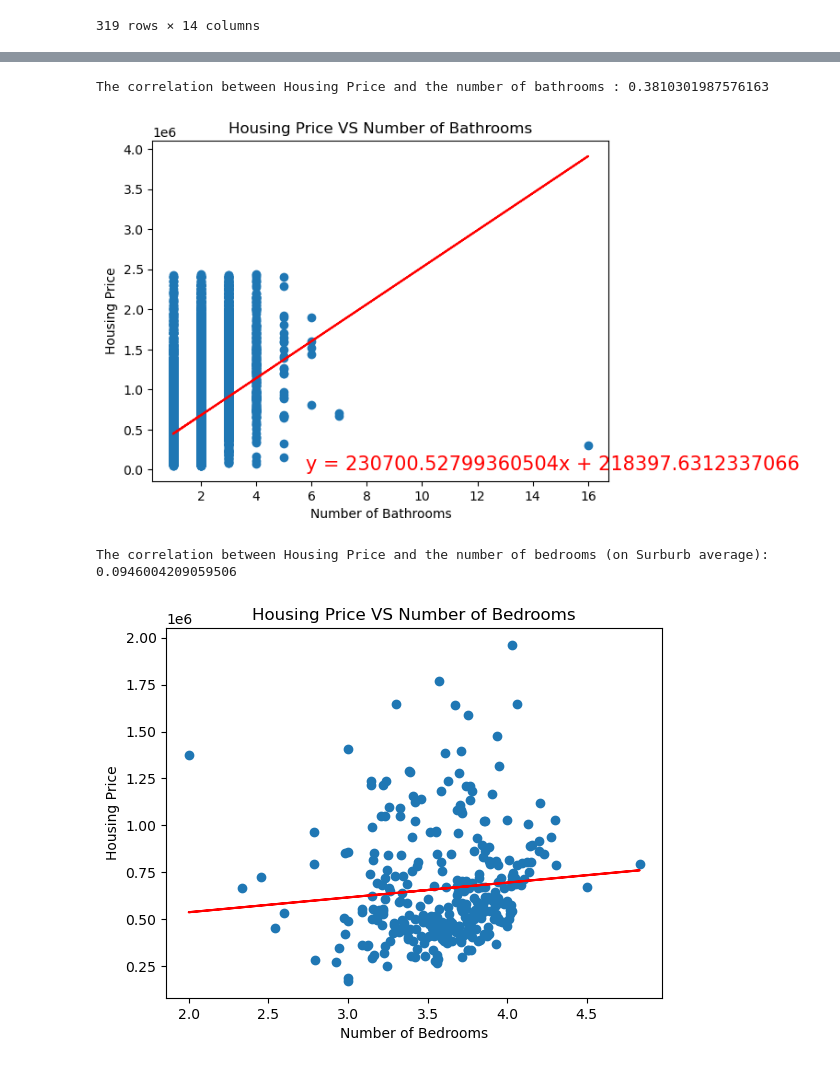
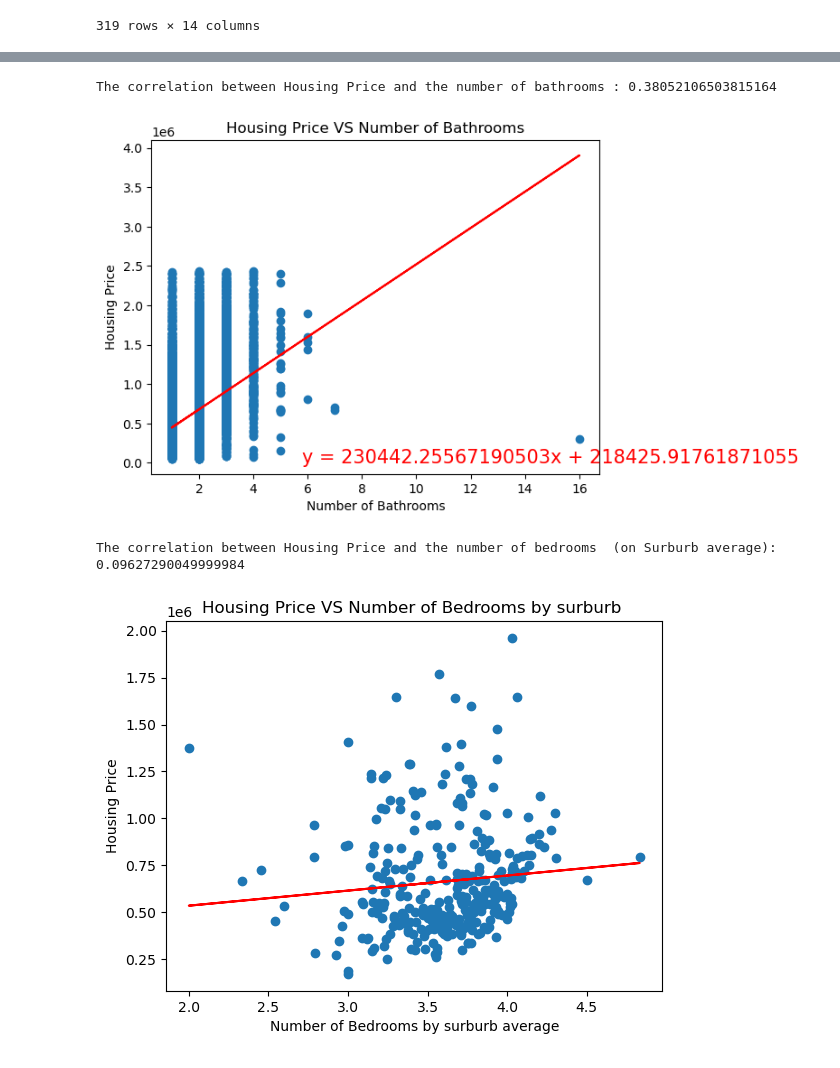
Before and after one commit to pkrachakonda/Project_1_Group6, a Jupyter notebook: Average of Data.ipynb, the cells around one changed output, grey strips where cells are left out. Cells and saved outputs as stored; diff of their text form; code cells hidden in the pictures.

Commit message:
Add files via upload
Final Copy of the Exploratory Data

```diff
--- a/Average of Data.ipynb
+++ b/Average of Data.ipynb
@@ -9,6 +9,10 @@ import scipy.stats as st
 # %%
 # Import CSV as a Dataframe.
 Basic_Data_Df = pd.read_csv("cleaned_perth_data.csv")
+#Drop Dupplicate Values
+Basic_Data_Df.drop_duplicates(subset=['ADDRESS'],inplace=True)
+
+# Sort by Started to sort the values by the number of bathrooms
 Basic_Data_Df
 # %% [output]
 |  | ADDRESS | SUBURB | PRICE | BEDROOMS | BATHROOMS | GARAGE | LAND_AREA | FLOOR_AREA | BUILD_YEAR | CBD_DIST | ... |
@@ -191,35 +294,45 @@ The correlation between Housing Price and the number of bathrooms (on Surburb av
 # %%
+#Set x and y axis labels in plot.
 plt.ylabel("Housing Price")
 plt.xlabel("Number of Bathrooms")
 
+#Plot the scatter plot with a line of regression.
 (slope, intercept, rvalue, pvalue, stderr) = st.linregress(scatter_basicbath, scatter_basicprice)
 regress_values = scatter_basicbath * slope + intercept
 plt.plot(scatter_basicbath,regress_values,"r-")
 line_eq = "y = " + str((slope)) + "x + " + str((intercept))
 plt.annotate(line_eq,(5.8,0.8),fontsize=15,color="red")
 print(f"The correlation between Housing Price and the number of bathrooms : {rvalue}")
+plt.scatter(scatter_basicbath,scatter_basicprice)
 
-plt.scatter(scatter_basicbath,scatter_basicprice)
+#Set the title of the scatter plot
 plt.title("Housing Price VS Number of Bathrooms")
+
+#Display the scatter plot
 plt.show()
 # %% [output]
-The correlation between Housing Price and the number of bathrooms : 0.3810301987576163
+The correlation between Housing Price and the number of bathrooms : 0.38052106503815164
-[figure, old version]
+[figure, new version]
 # %%
+#Set x and y axis labels in plot.
 plt.ylabel("Housing Price")
-plt.xlabel("Number of Bedrooms")
-plt.scatter(scatter_bed,scatter_price)
+plt.xlabel("Number of Bedrooms by surburb average")
 
+#Plot the scatter plot with a line of regression.
 (slope, intercept, rvalue, pvalue, stderr) = st.linregress(scatter_bed, scatter_price)
 regress_values = scatter_bed * slope + intercept
 plt.plot(scatter_bed,regress_values,"r-")
 line_eq = "y = " + str((slope)) + "x + " + str((intercept))
 plt.annotate(line_eq,(5.8,0.8),fontsize=15,color="red")
-print(f"The correlation between Housing Price and the number of bedrooms (on Surburb average): {rvalue}")
+print(f"The correlation between Housing Price and the number of bedrooms  (on Surburb average): {rvalue}")
+plt.scatter(scatter_bed,scatter_price)
 
-plt.title("Housing Price VS Number of Bedrooms")
+#Set the title of the scatter plot
+plt.title("Housing Price VS Number of Bedrooms by surburb ")
+
+#Display the scatter plot
 plt.show()
 # %% [output]
-The correlation between Housing Price and the number of bedrooms (on Surburb average): 0.0946004209059506
+The correlation between Housing Price and the number of bedrooms  (on Surburb average): 0.09627290049999984
-[figure, old version]
+[figure, new version]
 # %%
```
Also changed, not shown: parts of 19 cells of this notebook.
